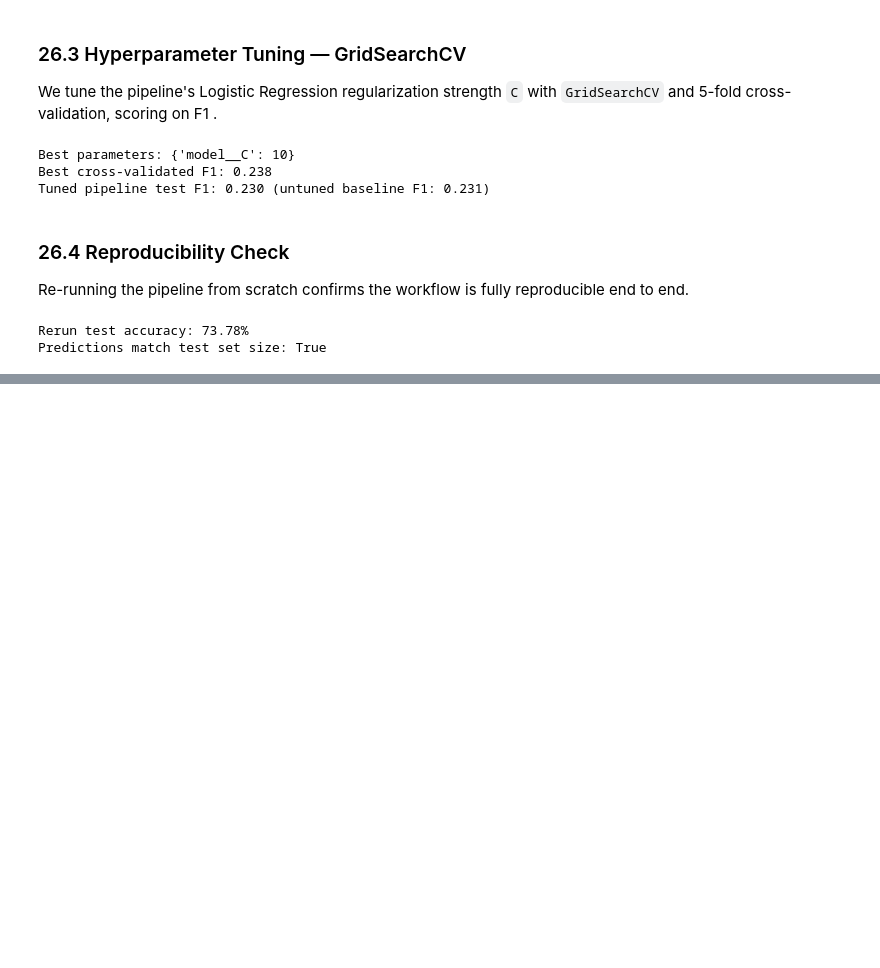
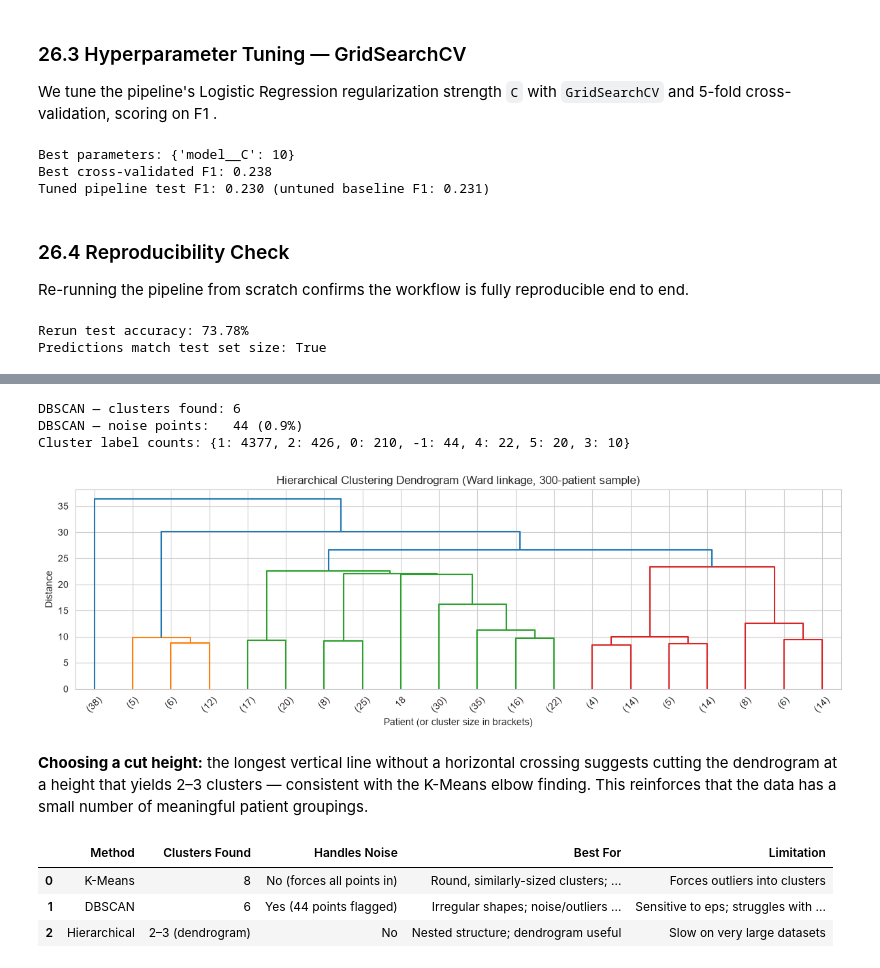
Before and after one commit to Roa04/AI_ML, a Jupyter notebook: project/stroke_prediction.ipynb, the cells around one changed output, grey strips where cells are left out. Drawn from its saved outputs; the diff is of its cells as text; code cells hidden in the pictures; blank space fills up the shorter version.

```diff
--- a/project/stroke_prediction.ipynb
+++ b/project/stroke_prediction.ipynb
@@ -906,0 +947,58 @@ showing that older, higher-glucose clusters align with higher observed stroke ra
+# %%
+db = DBSCAN(eps=3.0, min_samples=10)
+db_labels = db.fit_predict(X_unsup_scaled)
+
+n_clusters_db = len(set(db_labels)) - (1 if -1 in db_labels else 0)
+n_noise = (db_labels == -1).sum()
+
+print(f"DBSCAN — clusters found: {n_clusters_db}")
+print(f"DBSCAN — noise points:   {n_noise} ({n_noise/len(db_labels)*100:.1f}%)")
+print("Cluster label counts:", pd.Series(db_labels).value_counts().to_dict())
+# %% [output]
+DBSCAN — clusters found: 6
+DBSCAN — noise points:   44 (0.9%)
+Cluster label counts: {1: 4377, 2: 426, 0: 210, -1: 44, 4: 22, 5: 20, 3: 10}
+# %%
+# Hierarchical clustering on a sample (full dataset too slow for dendrogram)
+sample_idx = np.random.RandomState(RANDOM_STATE).choice(len(X_unsup_scaled), size=300, replace=False)
+X_sample = X_unsup_scaled[sample_idx]
+
+Z = linkage(X_sample, method="ward")
+
+plt.figure(figsize=(12, 4))
+dendrogram(Z, truncate_mode="lastp", p=20, leaf_rotation=45, leaf_font_size=10)
+plt.title("Hierarchical Clustering Dendrogram (Ward linkage, 300-patient sample)")
+plt.xlabel("Patient (or cluster size in brackets)")
+plt.ylabel("Distance")
+plt.tight_layout()
+plt.savefig("outputs/11_hierarchical_dendrogram.png", bbox_inches="tight")
+plt.show()
+# %% [output]
+[figure, added]
+# %% [markdown]
+**Choosing a cut height:** the longest vertical line without a horizontal crossing suggests
+cutting the dendrogram at a height that yields 2–3 clusters — consistent with the K-Means
+elbow finding. This reinforces that the data has a small number of meaningful patient groupings.
+# %%
+method_comparison = pd.DataFrame({
+    "Method": ["K-Means", "DBSCAN", "Hierarchical"],
+    "Clusters Found": [best_k, n_clusters_db, "2–3 (dendrogram)"],
+    "Handles Noise": ["No (forces all points in)", f"Yes ({n_noise} points flagged)", "No"],
+    "Best For": [
+        "Round, similarly-sized clusters; k roughly known",
+        "Irregular shapes; noise/outliers present",
+        "Nested structure; dendrogram useful"
+    ],
+    "Limitation": [
+        "Forces outliers into clusters",
+        "Sensitive to eps; struggles with varying densities",
+        "Slow on very large datasets"
+    ]
+})
+
+method_comparison
+# %% [output]
+|  | Method | Clusters Found | Handles Noise | Best For | Limitation |
+| 0 | K-Means | 8 | No (forces all points in) | Round, similarly-sized clusters; ... | Forces outliers into clusters |
+| 1 | DBSCAN | 6 | Yes (44 points flagged) | Irregular shapes; noise/outliers ... | Sensitive to eps; struggles with ... |
+| 2 | Hierarchical | 2–3 (dendrogram) | No | Nested structure; dendrogram useful | Slow on very large datasets |
```
Also changed, not shown: parts of 26 cells of this notebook, 6 other files.
